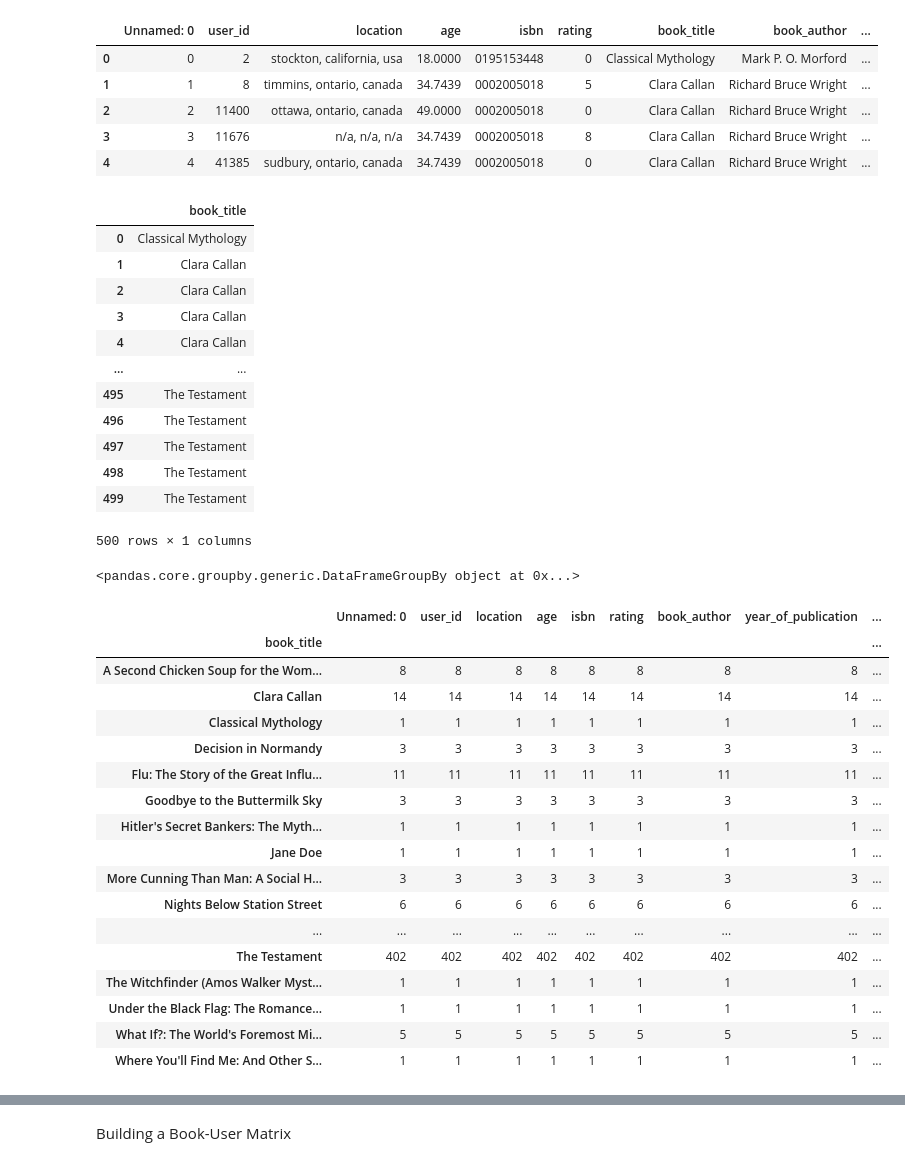
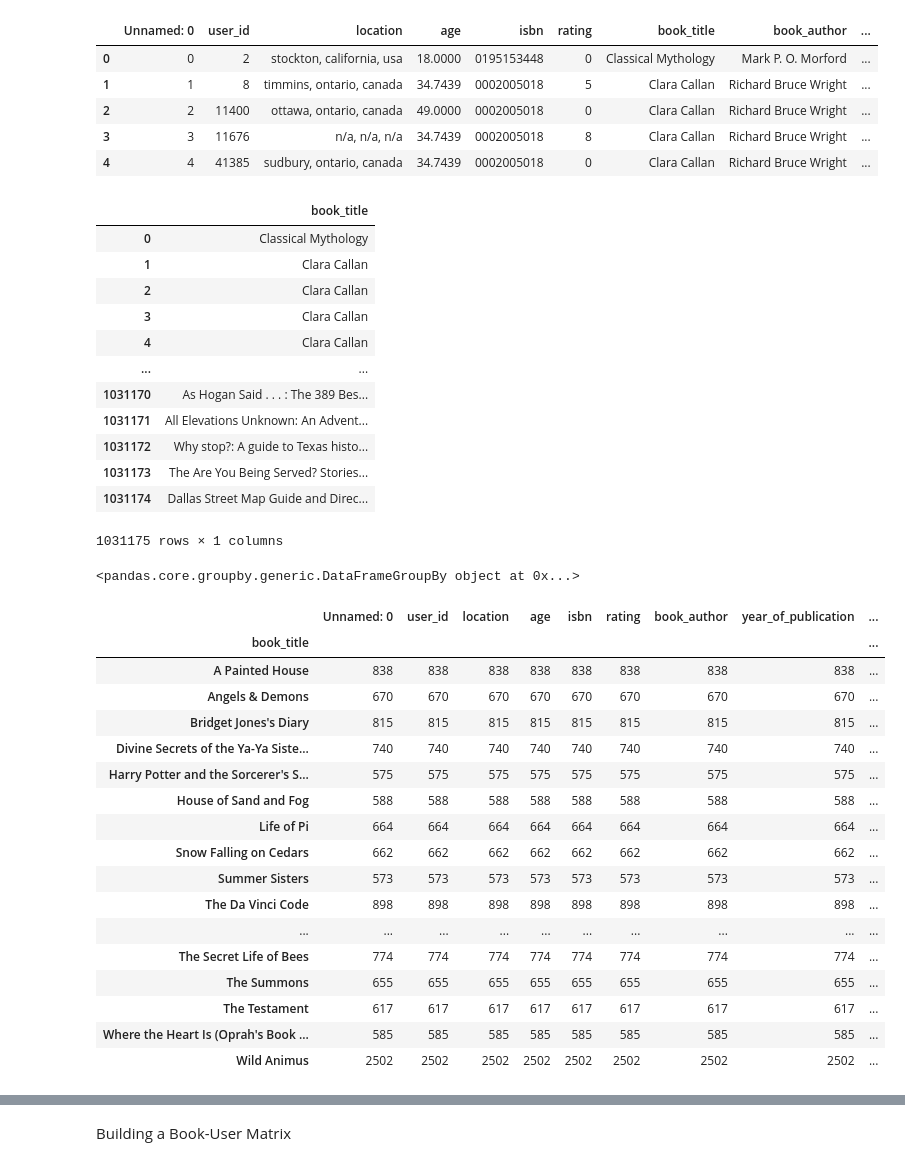
Before and after one commit to LongPatrol/final-project, a Jupyter notebook: Model2.ipynb, the cells around one changed output, grey strips where cells are left out. Saved outputs shown, nothing was run; the diff lists cells and outputs as text; code cells hidden in the pictures.

Commit message:
Adding Colab version of second model.

```diff
--- a/Model2.ipynb
+++ b/Model2.ipynb
@@ -5,7 +5,7 @@ from sklearn.preprocessing import OrdinalEncoder
 import pandas as pd
 import os
 # %%
-df = pd.read_csv(os.path.join("Preprocessed_data.csv"), nrows= 500)
+df = pd.read_csv(os.path.join("Preprocessed_data.csv"))
 df.head()
 # %% [output]
 |  | Unnamed: 0 | user_id | location | age | isbn | rating | book_title | book_author | ... |
@@ -25,38 +25,39 @@ book_df
 | 3 | Clara Callan |
 | 4 | Clara Callan |
 | ... | ... |
-| 495 | The Testament |
-| 496 | The Testament |
-| 497 | The Testament |
-| 498 | The Testament |
-| 499 | The Testament |
+| 1031170 | As Hogan Said . . . : The 389 Bes... |
+| 1031171 | All Elevations Unknown: An Advent... |
+| 1031172 | Why stop?: A guide to Texas histo... |
+| 1031173 | The Are You Being Served? Stories... |
+| 1031174 | Dallas Street Map Guide and Direc... |
-500 rows × 1 columns
+1031175 rows × 1 columns
 # %%
 book_df_groups = df.groupby(['book_title'])
 book_df_groups
 # %% [output]
 <pandas.core.groupby.generic.DataFrameGroupBy object at 0x...>
 # %%
-group = book_df_groups.count()
+group_with_one = book_df_groups.count()
+group = group_with_one[group_with_one["user_id"] > 556]
 group
 # %% [output]
 |  | Unnamed: 0 | user_id | location | age | isbn | rating | book_author | year_of_publication | ... |
 | book_title |  |  |  |  |  |  |  |  | ... |
-| A Second Chicken Soup for the Wom... | 8 | 8 | 8 | 8 | 8 | 8 | 8 | 8 | ... |
-| Clara Callan | 14 | 14 | 14 | 14 | 14 | 14 | 14 | 14 | ... |
-| Classical Mythology | 1 | 1 | 1 | 1 | 1 | 1 | 1 | 1 | ... |
-| Decision in Normandy | 3 | 3 | 3 | 3 | 3 | 3 | 3 | 3 | ... |
-| Flu: The Story of the Great Influ... | 11 | 11 | 11 | 11 | 11 | 11 | 11 | 11 | ... |
-| Goodbye to the Buttermilk Sky | 3 | 3 | 3 | 3 | 3 | 3 | 3 | 3 | ... |
-| Hitler's Secret Bankers: The Myth... | 1 | 1 | 1 | 1 | 1 | 1 | 1 | 1 | ... |
-| Jane Doe | 1 | 1 | 1 | 1 | 1 | 1 | 1 | 1 | ... |
-| More Cunning Than Man: A Social H... | 3 | 3 | 3 | 3 | 3 | 3 | 3 | 3 | ... |
-| Nights Below Station Street | 6 | 6 | 6 | 6 | 6 | 6 | 6 | 6 | ... |
+| A Painted House | 838 | 838 | 838 | 838 | 838 | 838 | 838 | 838 | ... |
+| Angels & Demons | 670 | 670 | 670 | 670 | 670 | 670 | 670 | 670 | ... |
+| Bridget Jones's Diary | 815 | 815 | 815 | 815 | 815 | 815 | 815 | 815 | ... |
+| Divine Secrets of the Ya-Ya Siste... | 740 | 740 | 740 | 740 | 740 | 740 | 740 | 740 | ... |
+| Harry Potter and the Sorcerer's S... | 575 | 575 | 575 | 575 | 575 | 575 | 575 | 575 | ... |
+| House of Sand and Fog | 588 | 588 | 588 | 588 | 588 | 588 | 588 | 588 | ... |
+| Life of Pi | 664 | 664 | 664 | 664 | 664 | 664 | 664 | 664 | ... |
+| Snow Falling on Cedars | 662 | 662 | 662 | 662 | 662 | 662 | 662 | 662 | ... |
+| Summer Sisters | 573 | 573 | 573 | 573 | 573 | 573 | 573 | 573 | ... |
+| The Da Vinci Code | 898 | 898 | 898 | 898 | 898 | 898 | 898 | 898 | ... |
 | ... | ... | ... | ... | ... | ... | ... | ... | ... | ... |
-| The Testament | 402 | 402 | 402 | 402 | 402 | 402 | 402 | 402 | ... |
-| The Witchfinder (Amos Walker Myst... | 1 | 1 | 1 | 1 | 1 | 1 | 1 | 1 | ... |
-| Under the Black Flag: The Romance... | 1 | 1 | 1 | 1 | 1 | 1 | 1 | 1 | ... |
-| What If?: The World's Foremost Mi... | 5 | 5 | 5 | 5 | 5 | 5 | 5 | 5 | ... |
-| Where You'll Find Me: And Other S... | 1 | 1 | 1 | 1 | 1 | 1 | 1 | 1 | ... |
+| The Secret Life of Bees | 774 | 774 | 774 | 774 | 774 | 774 | 774 | 774 | ... |
+| The Summons | 655 | 655 | 655 | 655 | 655 | 655 | 655 | 655 | ... |
+| The Testament | 617 | 617 | 617 | 617 | 617 | 617 | 617 | 617 | ... |
+| Where the Heart Is (Oprah's Book ... | 585 | 585 | 585 | 585 | 585 | 585 | 585 | 585 | ... |
+| Wild Animus | 2502 | 2502 | 2502 | 2502 | 2502 | 2502 | 2502 | 2502 | ... |
 # %%
 group.sort_values(["user_id"], ascending= False)
```
Also changed, not shown: parts of 15 cells of this notebook, 1 other file.
